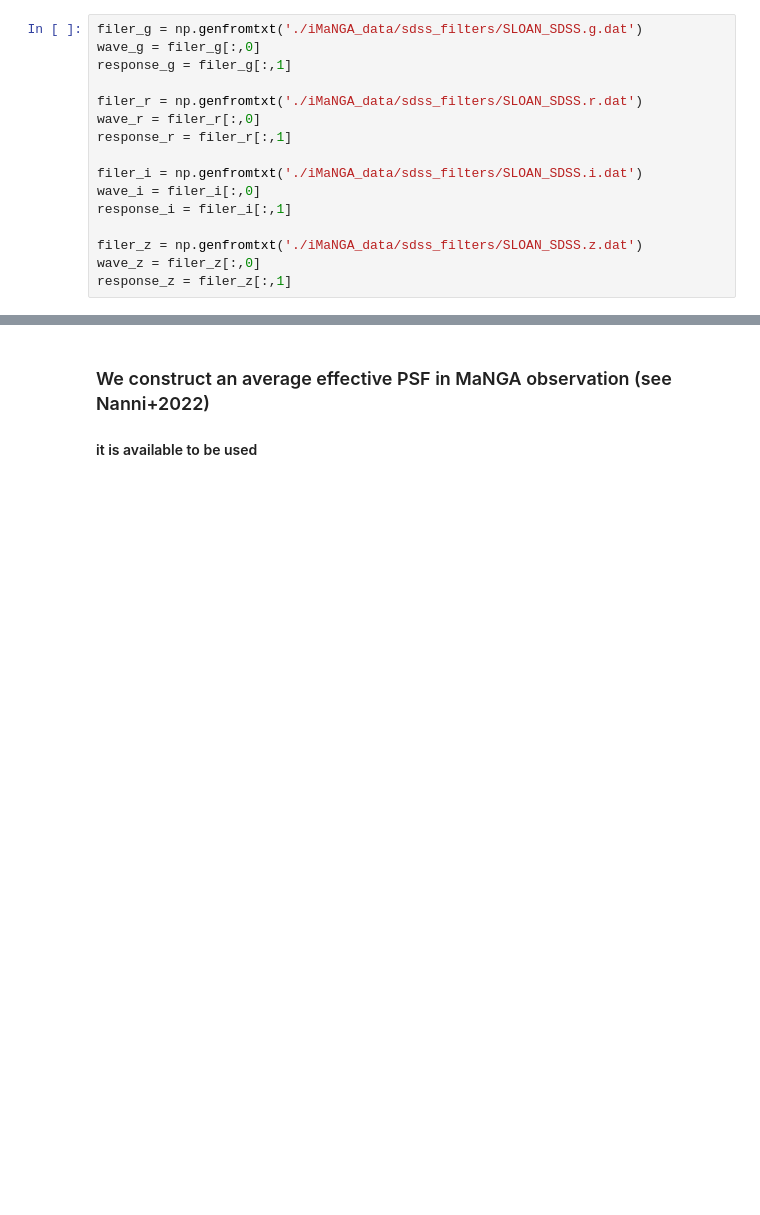
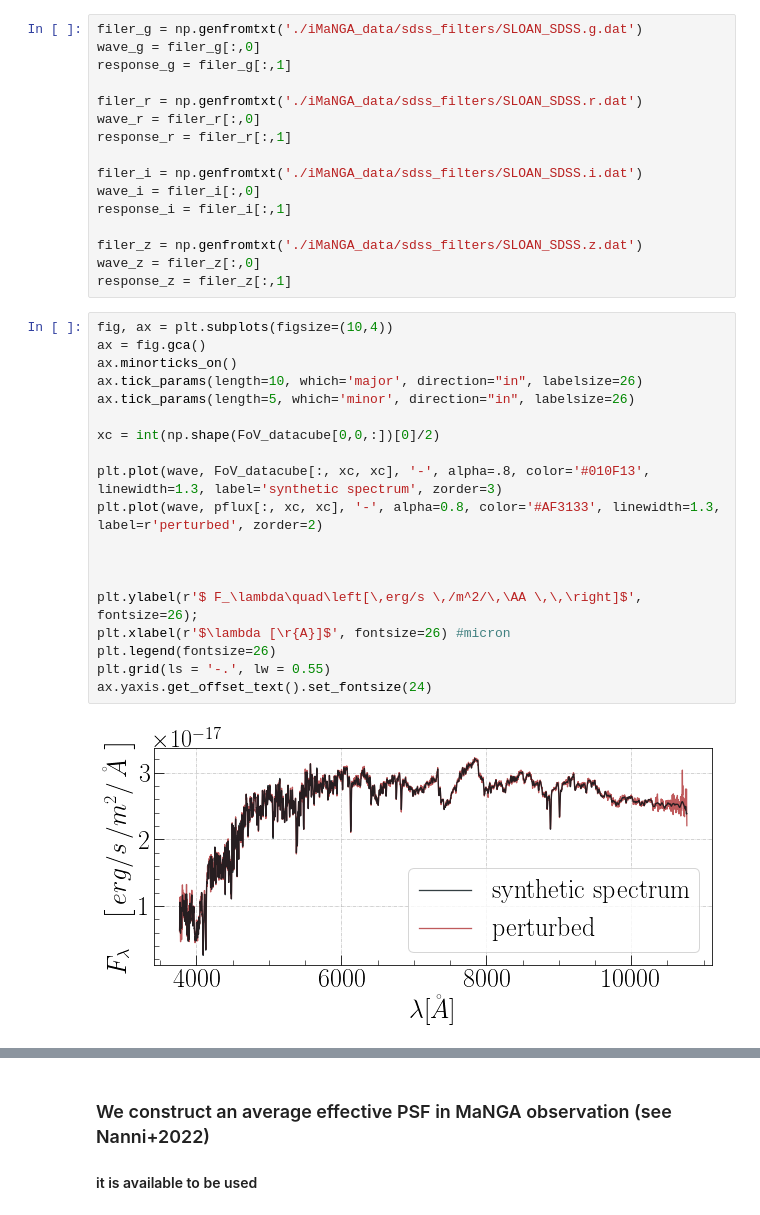
Before and after one commit to lonanni/iMaNGA, a Jupyter notebook: iMANGA_mockMaNGAdatacubes.ipynb, the cells around one changed output, grey strips where cells are left out. Saved outputs shown, nothing was run; the diff lists cells and outputs as text; blank space fills up the shorter version.

Commit message:
Add files via upload
Generalised the code for plotting the spectra (now it works for any datacubes shape)

```diff
--- a/iMANGA_mockMaNGAdatacubes.ipynb
+++ b/iMANGA_mockMaNGAdatacubes.ipynb
@@ -239,3 +182,24 @@ response_i = filer_i[:,1]
 filer_z = np.genfromtxt('./iMaNGA_data/sdss_filters/SLOAN_SDSS.z.dat')
 wave_z = filer_z[:,0]
 response_z = filer_z[:,1]
+# %%
+fig, ax = plt.subplots(figsize=(10,4))
+ax = fig.gca()
+ax.minorticks_on()
+ax.tick_params(length=10, which='major', direction="in", labelsize=26)
+ax.tick_params(length=5, which='minor', direction="in", labelsize=26)
+
+xc = int(np.shape(FoV_datacube[0,0,:])[0]/2)
+
+plt.plot(wave, FoV_datacube[:, xc, xc], '-', alpha=.8, color='#010F13', linewidth=1.3, label='synthetic spectrum', zorder=3)
+plt.plot(wave, pflux[:, xc, xc], '-', alpha=0.8, color='#AF3133', linewidth=1.3, label=r'perturbed', zorder=2)
+
+
+
+plt.ylabel(r'$ F_\lambda\quad\left[\,erg/s \,/m^2/\,\AA \,\,\right]$', fontsize=26);
+plt.xlabel(r'$\lambda [\r{A}]$', fontsize=26) #micron
+plt.legend(fontsize=26)
+plt.grid(ls = '-.', lw = 0.55)
+ax.yaxis.get_offset_text().set_fontsize(24)
+# %% [output]
+[figure, added]
```
Also changed, not shown: parts of 4 cells of this notebook.
